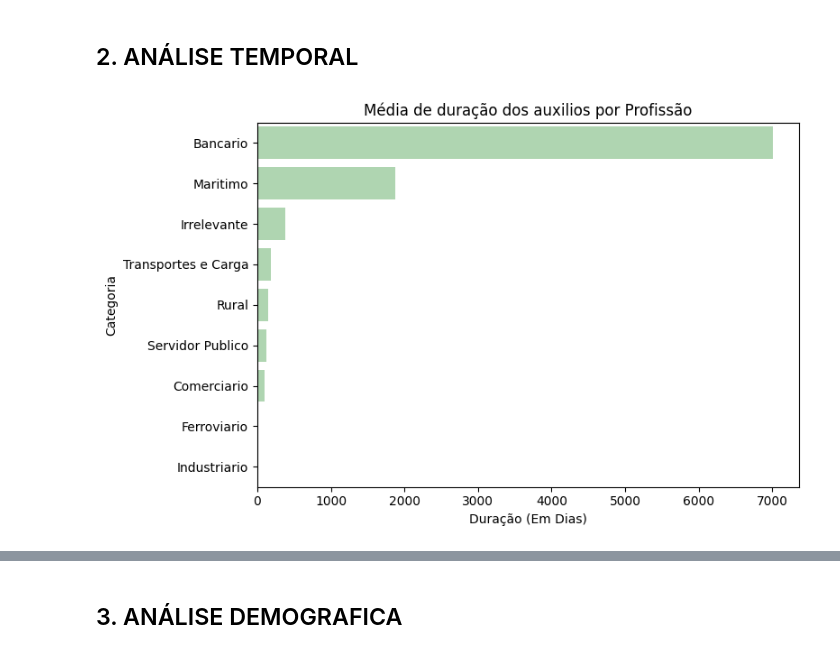
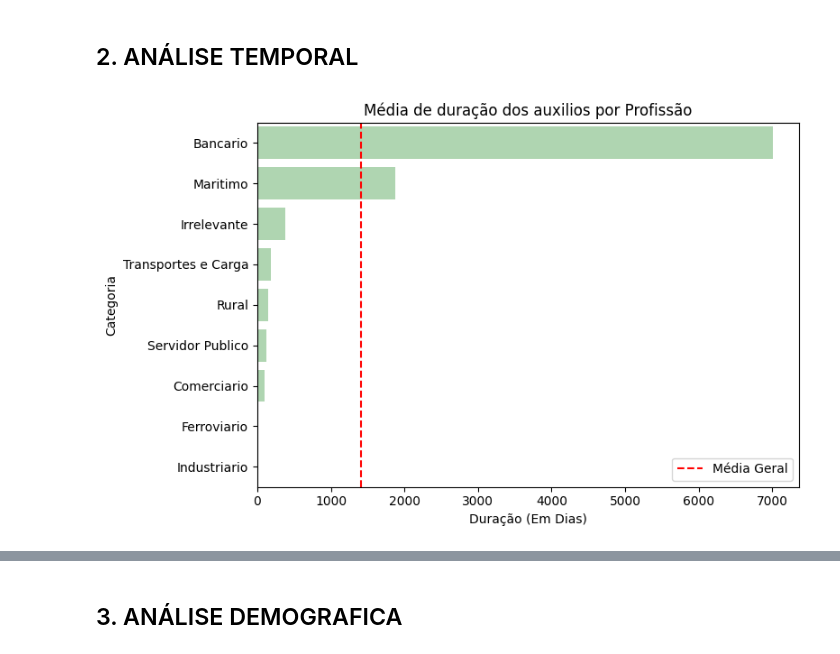
Before and after one commit to Estressei/ProjetoTrilhaDados, a Jupyter notebook: main.ipynb, the cells around one changed output, grey strips where cells are left out. Saved outputs shown, nothing was run; the diff lists cells and outputs as text; code cells hidden in the pictures.

```diff
--- a/main.ipynb
+++ b/main.ipynb
@@ -682,19 +824,24 @@ plt.show()
 # %%
 #Exibe Média de duração dos auxilios por Profissão
 plt.figure(figsize=(8,5))
 sns.barplot(
     data=df_media_profissao,
     y='Ramo Atividade',
     x='Duração',
     color='#A8DCAB',
 )
+
+plt.axvline(x=df_media_profissao['Duração'].mean(), color='red', linestyle='--',
+            label=f'Média Geral')
+
 plt.title('Média de duração dos auxilios por Profissão')
 plt.xlabel('Duração (Em Dias)')
 plt.ylabel('Categoria')
+plt.legend()
 plt.tight_layout()
 plt.show()
 # %% [output]
-[figure, old version]
+[figure, new version]
 # %%
 #Média de duração dos auxilios por Tipo
 plt.figure(figsize=(8,5))
```
Also changed, not shown: parts of 73 cells of this notebook.
